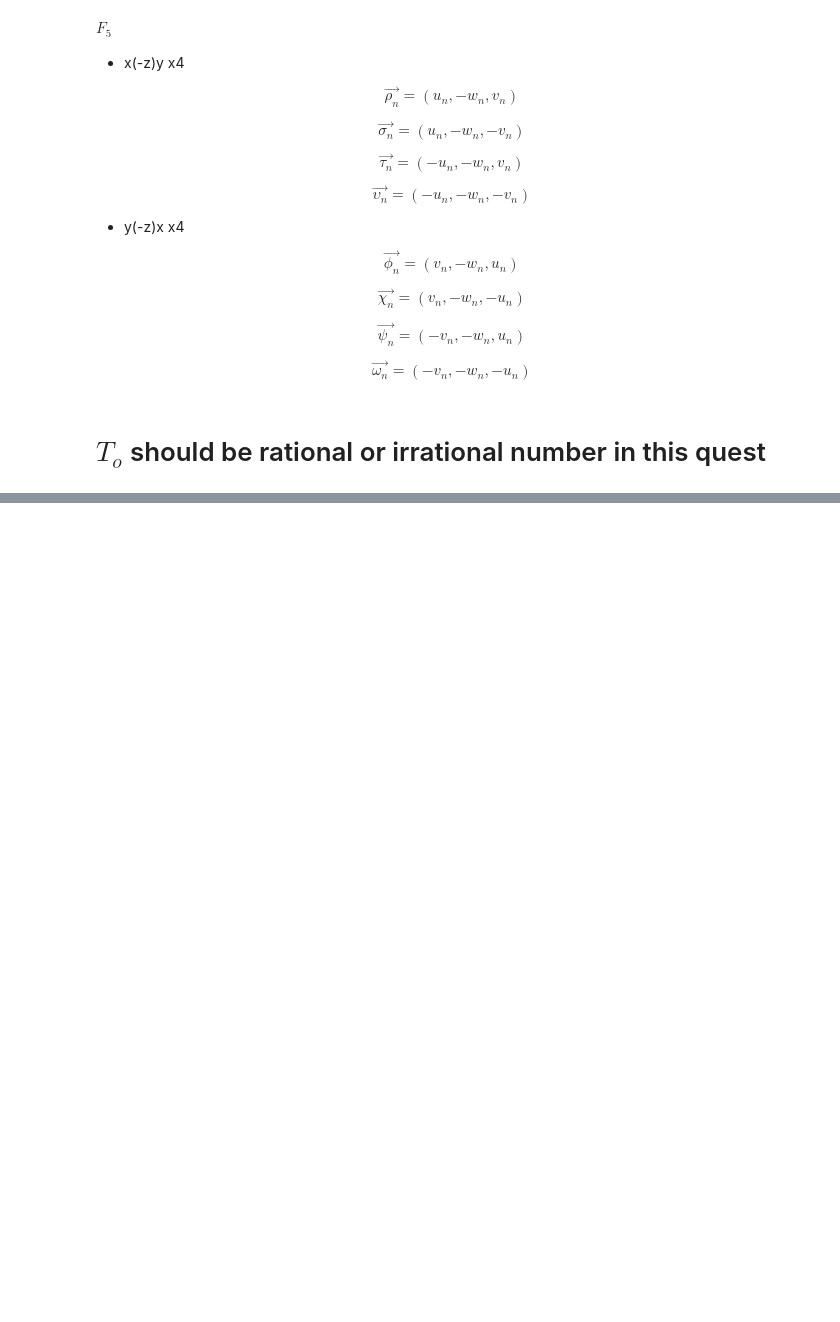
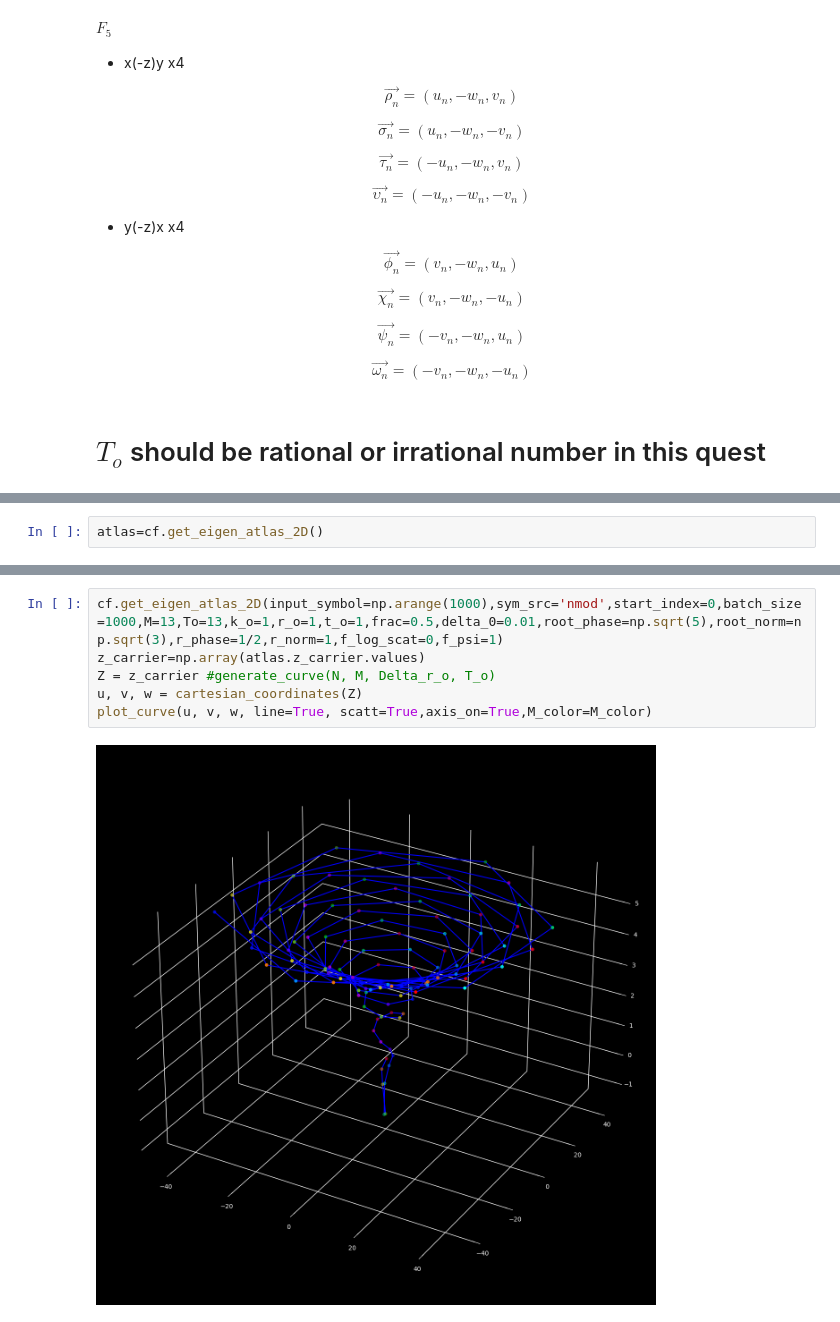
Before and after one commit to fbunc/00_fuzzy_question_for_a_mathematician, a Jupyter notebook: readme.ipynb, the cells around one changed output, grey strips where cells are left out. Cells and saved outputs as stored; diff of their text form; blank space fills up the shorter version.

```diff
--- a/readme.ipynb
+++ b/readme.ipynb
@@ -448,3 +448,5 @@ ax.legend()
 plt.show()
 # %% [output]
 [figure]
+# %%
+atlas=cf.get_eigen_atlas_2D()
@@ -450,0 +548,8 @@ plt.show()
+# %%
+cf.get_eigen_atlas_2D(input_symbol=np.arange(1000),sym_src='nmod',start_index=0,batch_size=1000,M=13,To=13,k_o=1,r_o=1,t_o=1,frac=0.5,delta_0=0.01,root_phase=np.sqrt(5),root_norm=np.sqrt(3),r_phase=1/2,r_norm=1,f_log_scat=0,f_psi=1)
+z_carrier=np.array(atlas.z_carrier.values)
+Z = z_carrier #generate_curve(N, M, Delta_r_o, T_o)
+u, v, w = cartesian_coordinates(Z)
+plot_curve(u, v, w, line=True, scatt=True,axis_on=True,M_color=M_color)
+# %% [output]
+[figure, added]
```
Also changed, not shown: parts of 5 cells of this notebook, 2 other files.
